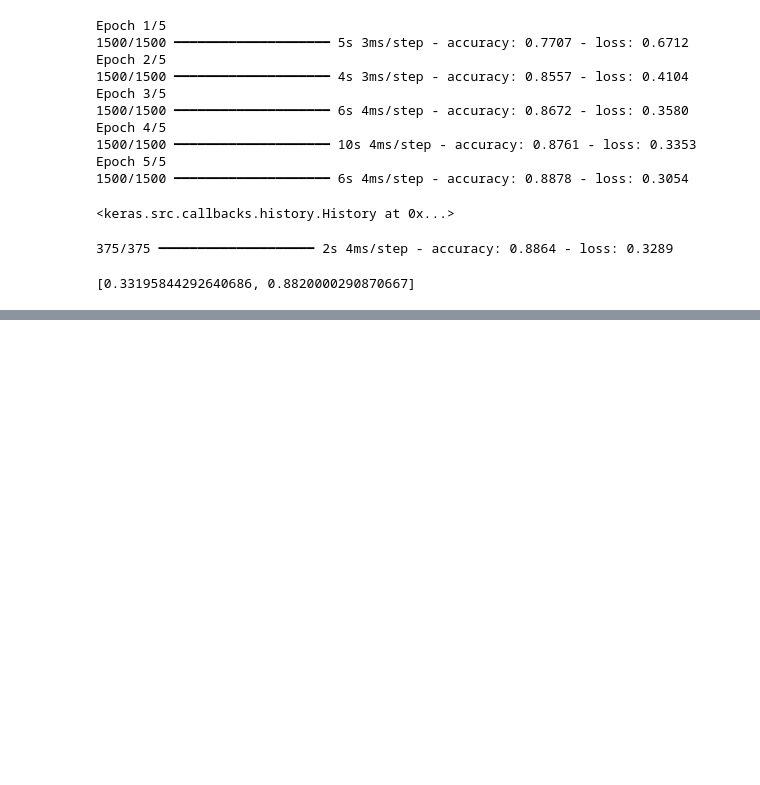
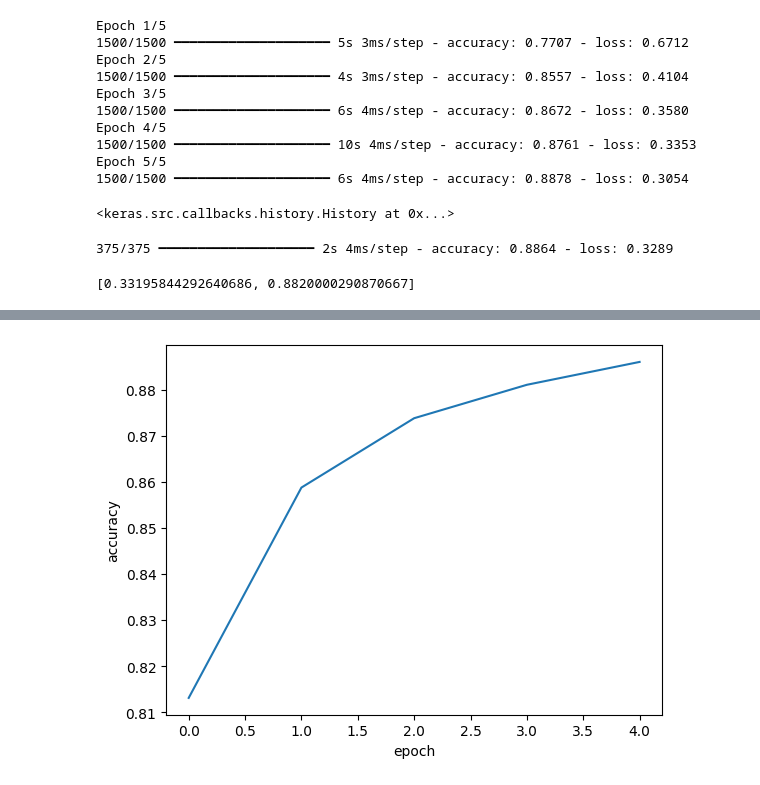
Before and after one commit to tndus628/-, a Jupyter notebook: 7. 딥러닝을 시작합니다.ipynb, the cells around one changed output, grey strips where cells are left out. Saved outputs shown, nothing was run; the diff lists cells and outputs as text; code cells hidden in the pictures; blank space fills up the shorter version.

```diff
--- a/7. 딥러닝을 시작합니다.ipynb
+++ b/7. 딥러닝을 시작합니다.ipynb
@@ -322,0 +388,7 @@ model.evaluate(val_scaled, val_target)
+# %%
+plt.plot(history.history['accuracy'])
+plt.xlabel('epoch')
+plt.ylabel('accuracy')
+plt.show()
+# %% [output]
+[figure, added]
```
Also changed, not shown: parts of 47 cells of this notebook.
